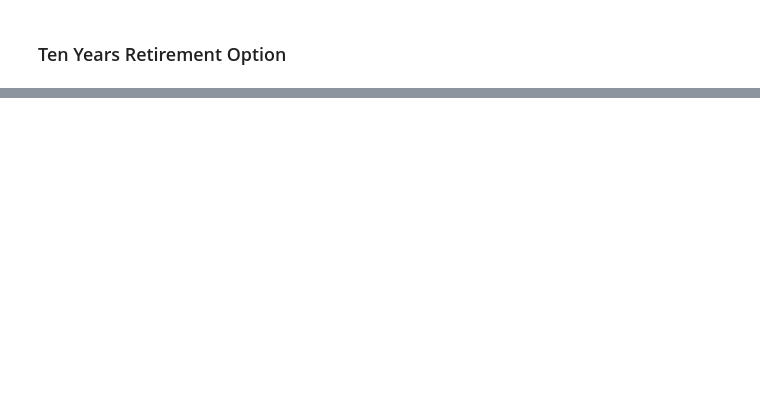
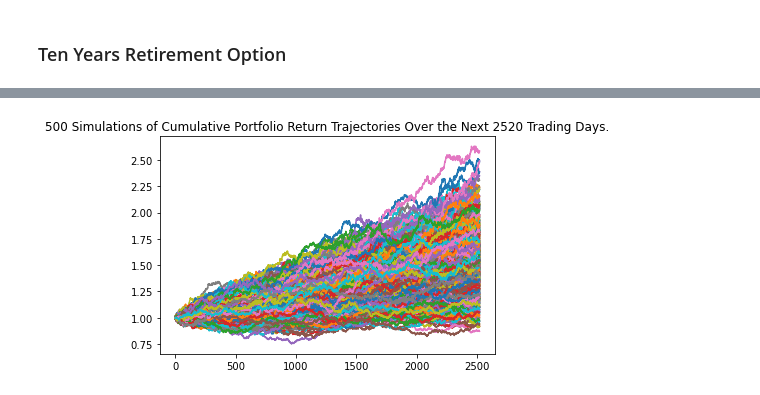
Before and after one commit to Satheeshbm/API_Assignment, a Jupyter notebook: Assignment/Main_assignment.ipynb, the cells around one changed output, grey strips where cells are left out. Saved outputs shown, nothing was run; the diff lists cells and outputs as text; code cells hidden in the pictures; blank space fills up the shorter version.

```diff
--- a/Assignment/Main_assignment.ipynb
+++ b/Assignment/Main_assignment.ipynb
@@ -456,2 +512,8 @@ Running Monte Carlo simulation number 490.
+# %%
+# Plot simulation outcomes
+line_plot = MC_10_yrs.plot_simulation()
+line_plot.get_figure().savefig("MC_10year_sim_plot.png", bbox_inches="tight")
+# %% [output]
+[figure, added]
 # %%
 # Plot probability distribution and confidence intervals
```
Also changed, not shown: parts of 18 cells of this notebook, 5 other files.
